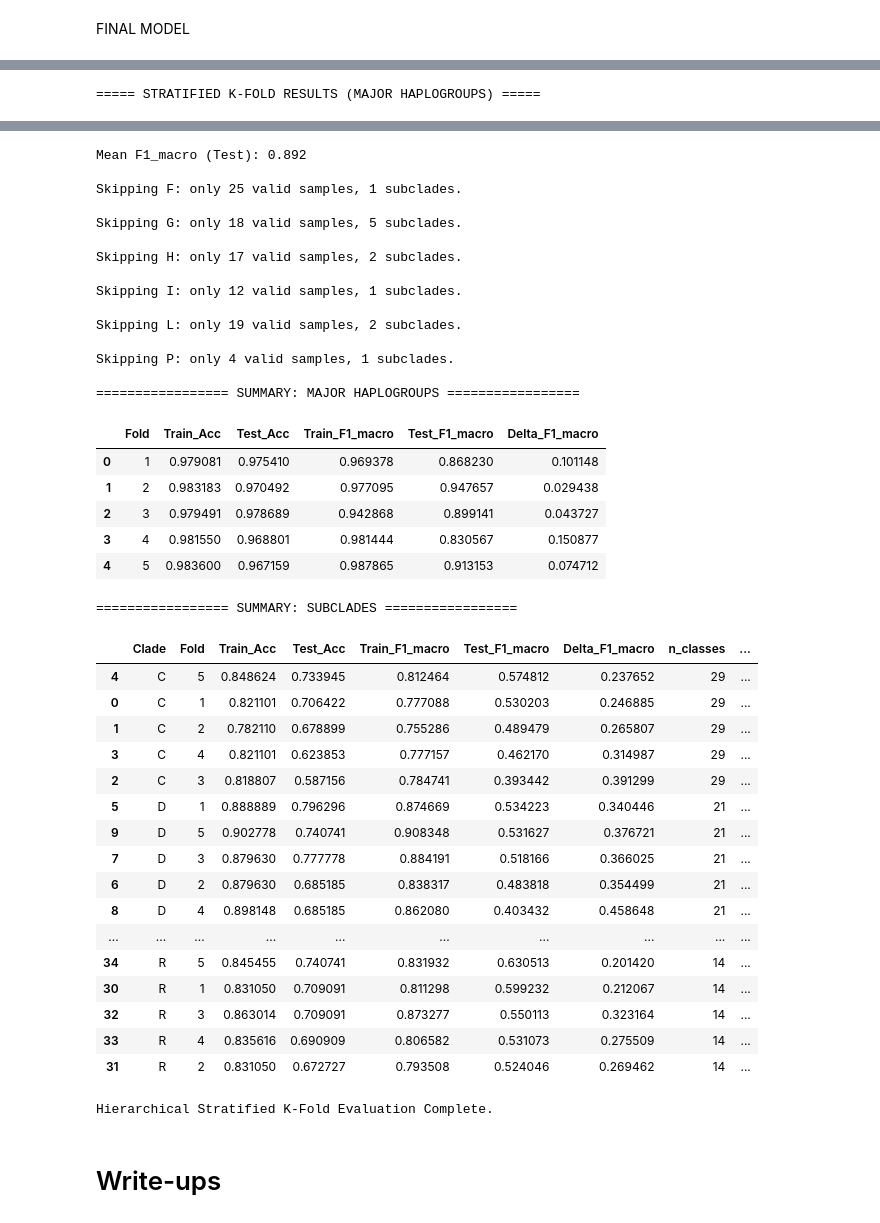
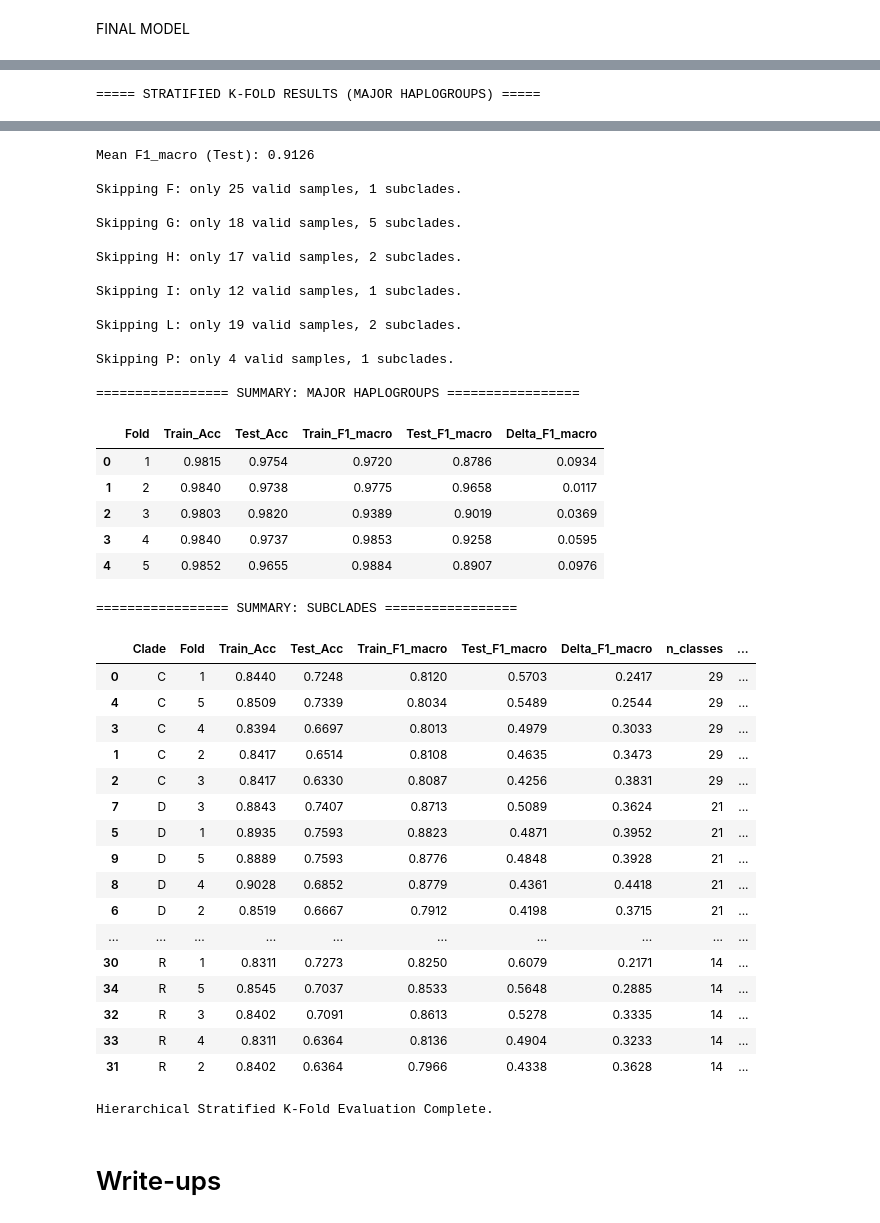
Before and after one commit to kibindy/LT8_final_project, a Jupyter notebook: Scratch_Kevin.ipynb, the cells around one changed output, grey strips where cells are left out. Cells and saved outputs as stored; diff of their text form; code cells hidden in the pictures.

```diff
--- a/Scratch_Kevin.ipynb
+++ b/Scratch_Kevin.ipynb
@@ -176,24 +174,33 @@ param_grid = {
 }
 
 # ======================================================
-# 4. STAGE 1: HYPERPARAMETER TUNING (once)
+# 4. STAGE 1: HYPERPARAMETER TUNING (Stratified K-Fold)
 # ======================================================
 print("\n===== TUNING RANDOM FOREST (MAJOR HAPLOGROUPS) =====")
+
+# Define stratified K-Fold for tuning
+cv_strategy = StratifiedKFold(n_splits=5, shuffle=True, random_state=42)
 
 grid = GridSearchCV(
     estimator=rf_base,
     param_grid=param_grid,
     scoring="f1_macro",
-    cv=3,
+    cv=cv_strategy,
     n_jobs=-1,
     verbose=1,
 )
+
 grid.fit(X_train, y_train)
 
 best_params = grid.best_params_
 print(f"\nBest Hyperparameters: {best_params}")
 
-best_rf = RandomForestClassifier(**best_params, class_weight="balanced", n_jobs=-1, random_state=42)
+best_rf = RandomForestClassifier(
+    **best_params,
+    class_weight="balanced",
+    n_jobs=-1,
+    random_state=42,
+)
 # %% [output]
 Train size: 3048, Test size: 1016
 
@@ -224,17 +231,17 @@ for fold, (train_idx, test_idx) in enumerate(skf.split(X_train, y_train), 1):
 
     fold_results.append({
         "Fold": fold,
-        "Train_Acc": acc_train,
-        "Test_Acc": acc_test,
-        "Train_F1_macro": f1_train,
-        "Test_F1_macro": f1_test,
-        "Delta_F1_macro": f1_train - f1_test,
+        "Train_Acc": round(acc_train, 4),
+        "Test_Acc": round(acc_test, 4),
+        "Train_F1_macro": round(f1_train, 4),
+        "Test_F1_macro": round(f1_test, 4),
+        "Delta_F1_macro": round(f1_train - f1_test, 4),
     })
 
 major_results_df = pd.DataFrame(fold_results)
 print("\n===== STRATIFIED K-FOLD RESULTS (MAJOR HAPLOGROUPS) =====")
 display(major_results_df)
-print(f"\nMean F1_macro (Test): {major_results_df['Test_F1_macro'].mean():.3f}")
+print(f"\nMean F1_macro (Test): {major_results_df['Test_F1_macro'].mean():.4f}")
 
 # ======================================================
 # 6. SUBCLADE COMPARISON (PER MAJOR HAPLOGROUP)
@@ -274,11 +281,11 @@ for hap in sorted(df["major_haplogroup"].dropna().unique()):
         fold_metrics.append({
             "Clade": hap,
             "Fold": fold,
-            "Train_Acc": acc_train,
-            "Test_Acc": acc_test,
-            "Train_F1_macro": f1_train,
-            "Test_F1_macro": f1_test,
-            "Delta_F1_macro": f1_train - f1_test,
+            "Train_Acc": round(acc_train, 4),
+            "Test_Acc": round(acc_test, 4),
+            "Train_F1_macro": round(f1_train, 4),
+            "Test_F1_macro": round(f1_test, 4),
+            "Delta_F1_macro": round(f1_train - f1_test, 4),
             "n_classes": sub_y.nunique(),
             "n_samples": len(sub_y),
         })
@@ -308,42 +315,42 @@ print("\nHierarchical Stratified K-Fold Evaluation Complete.")
-Mean F1_macro (Test): 0.892
+Mean F1_macro (Test): 0.9126
 
 Skipping F: only 25 valid samples, 1 subclades.
 
 Skipping G: only 18 valid samples, 5 subclades.
 
 Skipping H: only 17 valid samples, 2 subclades.
 
 Skipping I: only 12 valid samples, 1 subclades.
 
 Skipping L: only 19 valid samples, 2 subclades.
 
 Skipping P: only 4 valid samples, 1 subclades.
 
 ================= SUMMARY: MAJOR HAPLOGROUPS =================
 |  | Fold | Train_Acc | Test_Acc | Train_F1_macro | Test_F1_macro | Delta_F1_macro |
-| 0 | 1 | 0.979081 | 0.975410 | 0.969378 | 0.868230 | 0.101148 |
-| 1 | 2 | 0.983183 | 0.970492 | 0.977095 | 0.947657 | 0.029438 |
-| 2 | 3 | 0.979491 | 0.978689 | 0.942868 | 0.899141 | 0.043727 |
-| 3 | 4 | 0.981550 | 0.968801 | 0.981444 | 0.830567 | 0.150877 |
-| 4 | 5 | 0.983600 | 0.967159 | 0.987865 | 0.913153 | 0.074712 |
+| 0 | 1 | 0.9815 | 0.9754 | 0.9720 | 0.8786 | 0.0934 |
+| 1 | 2 | 0.9840 | 0.9738 | 0.9775 | 0.9658 | 0.0117 |
+| 2 | 3 | 0.9803 | 0.9820 | 0.9389 | 0.9019 | 0.0369 |
+| 3 | 4 | 0.9840 | 0.9737 | 0.9853 | 0.9258 | 0.0595 |
+| 4 | 5 | 0.9852 | 0.9655 | 0.9884 | 0.8907 | 0.0976 |
 ================= SUMMARY: SUBCLADES =================
 |  | Clade | Fold | Train_Acc | Test_Acc | Train_F1_macro | Test_F1_macro | Delta_F1_macro | n_classes | ... |
-| 4 | C | 5 | 0.848624 | 0.733945 | 0.812464 | 0.574812 | 0.237652 | 29 | ... |
-| 0 | C | 1 | 0.821101 | 0.706422 | 0.777088 | 0.530203 | 0.246885 | 29 | ... |
-| 1 | C | 2 | 0.782110 | 0.678899 | 0.755286 | 0.489479 | 0.265807 | 29 | ... |
-| 3 | C | 4 | 0.821101 | 0.623853 | 0.777157 | 0.462170 | 0.314987 | 29 | ... |
-| 2 | C | 3 | 0.818807 | 0.587156 | 0.784741 | 0.393442 | 0.391299 | 29 | ... |
-| 5 | D | 1 | 0.888889 | 0.796296 | 0.874669 | 0.534223 | 0.340446 | 21 | ... |
-| 9 | D | 5 | 0.902778 | 0.740741 | 0.908348 | 0.531627 | 0.376721 | 21 | ... |
-| 7 | D | 3 | 0.879630 | 0.777778 | 0.884191 | 0.518166 | 0.366025 | 21 | ... |
-| 6 | D | 2 | 0.879630 | 0.685185 | 0.838317 | 0.483818 | 0.354499 | 21 | ... |
-| 8 | D | 4 | 0.898148 | 0.685185 | 0.862080 | 0.403432 | 0.458648 | 21 | ... |
+| 0 | C | 1 | 0.8440 | 0.7248 | 0.8120 | 0.5703 | 0.2417 | 29 | ... |
+| 4 | C | 5 | 0.8509 | 0.7339 | 0.8034 | 0.5489 | 0.2544 | 29 | ... |
+| 3 | C | 4 | 0.8394 | 0.6697 | 0.8013 | 0.4979 | 0.3033 | 29 | ... |
+| 1 | C | 2 | 0.8417 | 0.6514 | 0.8108 | 0.4635 | 0.3473 | 29 | ... |
+| 2 | C | 3 | 0.8417 | 0.6330 | 0.8087 | 0.4256 | 0.3831 | 29 | ... |
+| 7 | D | 3 | 0.8843 | 0.7407 | 0.8713 | 0.5089 | 0.3624 | 21 | ... |
+| 5 | D | 1 | 0.8935 | 0.7593 | 0.8823 | 0.4871 | 0.3952 | 21 | ... |
+| 9 | D | 5 | 0.8889 | 0.7593 | 0.8776 | 0.4848 | 0.3928 | 21 | ... |
+| 8 | D | 4 | 0.9028 | 0.6852 | 0.8779 | 0.4361 | 0.4418 | 21 | ... |
+| 6 | D | 2 | 0.8519 | 0.6667 | 0.7912 | 0.4198 | 0.3715 | 21 | ... |
 | ... | ... | ... | ... | ... | ... | ... | ... | ... | ... |
-| 34 | R | 5 | 0.845455 | 0.740741 | 0.831932 | 0.630513 | 0.201420 | 14 | ... |
-| 30 | R | 1 | 0.831050 | 0.709091 | 0.811298 | 0.599232 | 0.212067 | 14 | ... |
-| 32 | R | 3 | 0.863014 | 0.709091 | 0.873277 | 0.550113 | 0.323164 | 14 | ... |
-| 33 | R | 4 | 0.835616 | 0.690909 | 0.806582 | 0.531073 | 0.275509 | 14 | ... |
-| 31 | R | 2 | 0.831050 | 0.672727 | 0.793508 | 0.524046 | 0.269462 | 14 | ... |
+| 30 | R | 1 | 0.8311 | 0.7273 | 0.8250 | 0.6079 | 0.2171 | 14 | ... |
+| 34 | R | 5 | 0.8545 | 0.7037 | 0.8533 | 0.5648 | 0.2885 | 14 | ... |
+| 32 | R | 3 | 0.8402 | 0.7091 | 0.8613 | 0.5278 | 0.3335 | 14 | ... |
+| 33 | R | 4 | 0.8311 | 0.6364 | 0.8136 | 0.4904 | 0.3233 | 14 | ... |
+| 31 | R | 2 | 0.8402 | 0.6364 | 0.7966 | 0.4338 | 0.3628 | 14 | ... |
 Hierarchical Stratified K-Fold Evaluation Complete.
 # %% [markdown]
 # Write-ups
```
Also changed, not shown: parts of 3 cells of this notebook.
